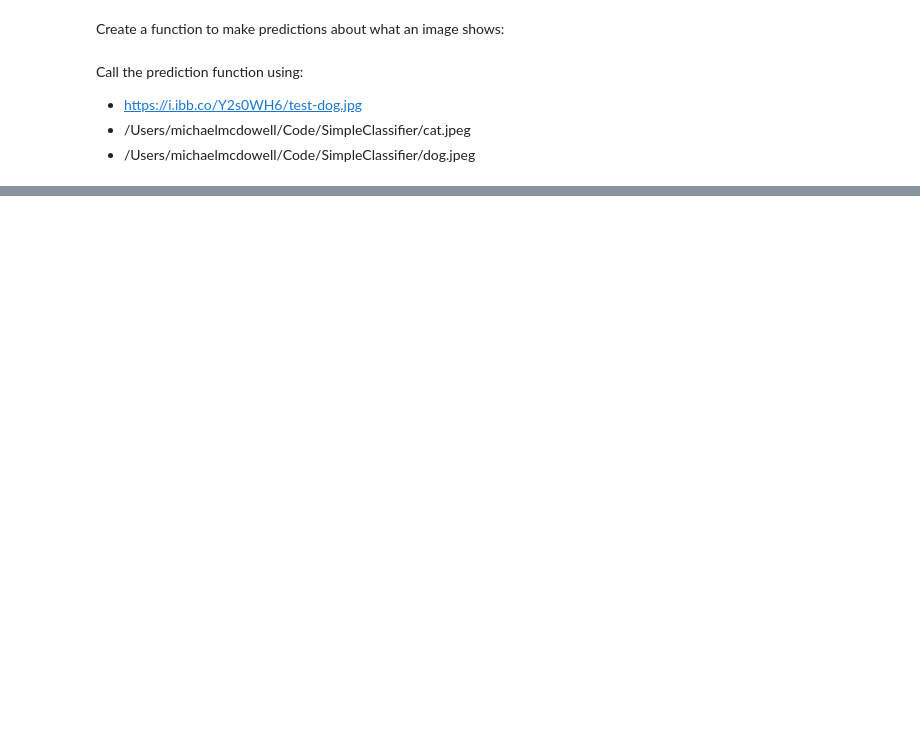
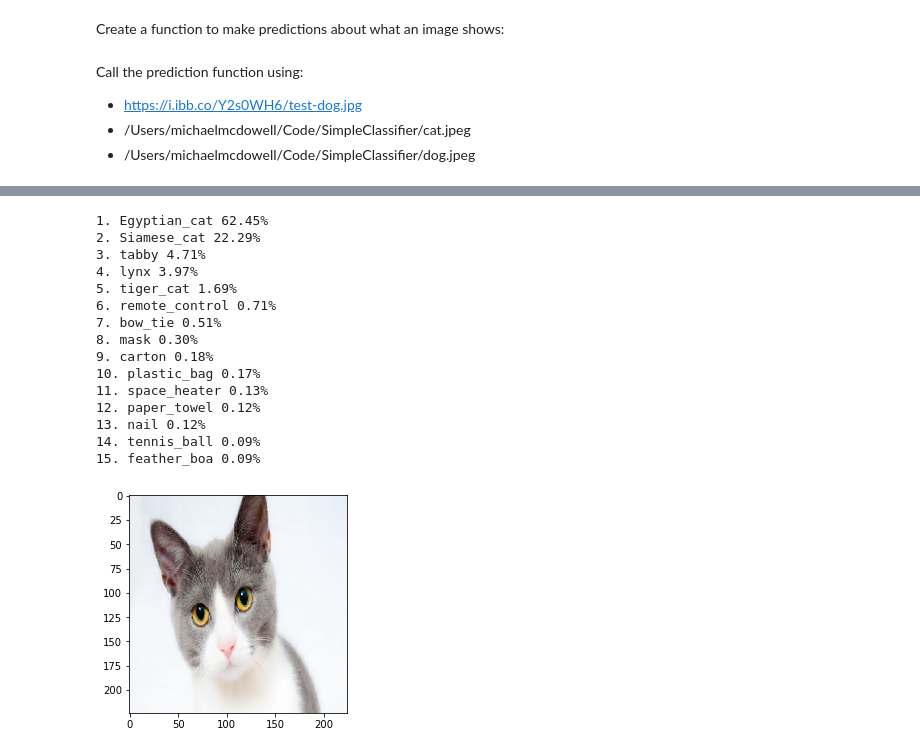
Before and after one commit to Michael-McD/SimpleClassifier, a Jupyter notebook: image_loading.test.ipynb, the cells around one changed output, grey strips where cells are left out. Drawn from its saved outputs; the diff is of its cells as text; code cells hidden in the pictures; blank space fills up the shorter version.

```diff
--- a/image_loading.test.ipynb
+++ b/image_loading.test.ipynb
@@ -53,4 +53,4 @@ def print_classifications(classifications):
 # %% [markdown]
 Load the model that will identify your images:
 # %%
-model = applications.VGG16()
+model = applications.VGG19()
@@ -112,0 +82,19 @@ Downloading data from https://i.ibb.co/Y2s0WH6/test-dog.jpg
+# %%
+classify_image('/Users/michaelmcdowell/Code/SimpleClassifier/cat.jpg')
+# %% [output]
+1. Egyptian_cat 62.45%
+2. Siamese_cat 22.29%
+3. tabby 4.71%
+4. lynx 3.97%
+5. tiger_cat 1.69%
+6. remote_control 0.71%
+7. bow_tie 0.51%
+8. mask 0.30%
+9. carton 0.18%
+10. plastic_bag 0.17%
+11. space_heater 0.13%
+12. paper_towel 0.12%
+13. nail 0.12%
+14. tennis_ball 0.09%
+15. feather_boa 0.09%
+[figure, added]
```
Also changed, not shown: parts of 3 cells of this notebook, 6 other files.
